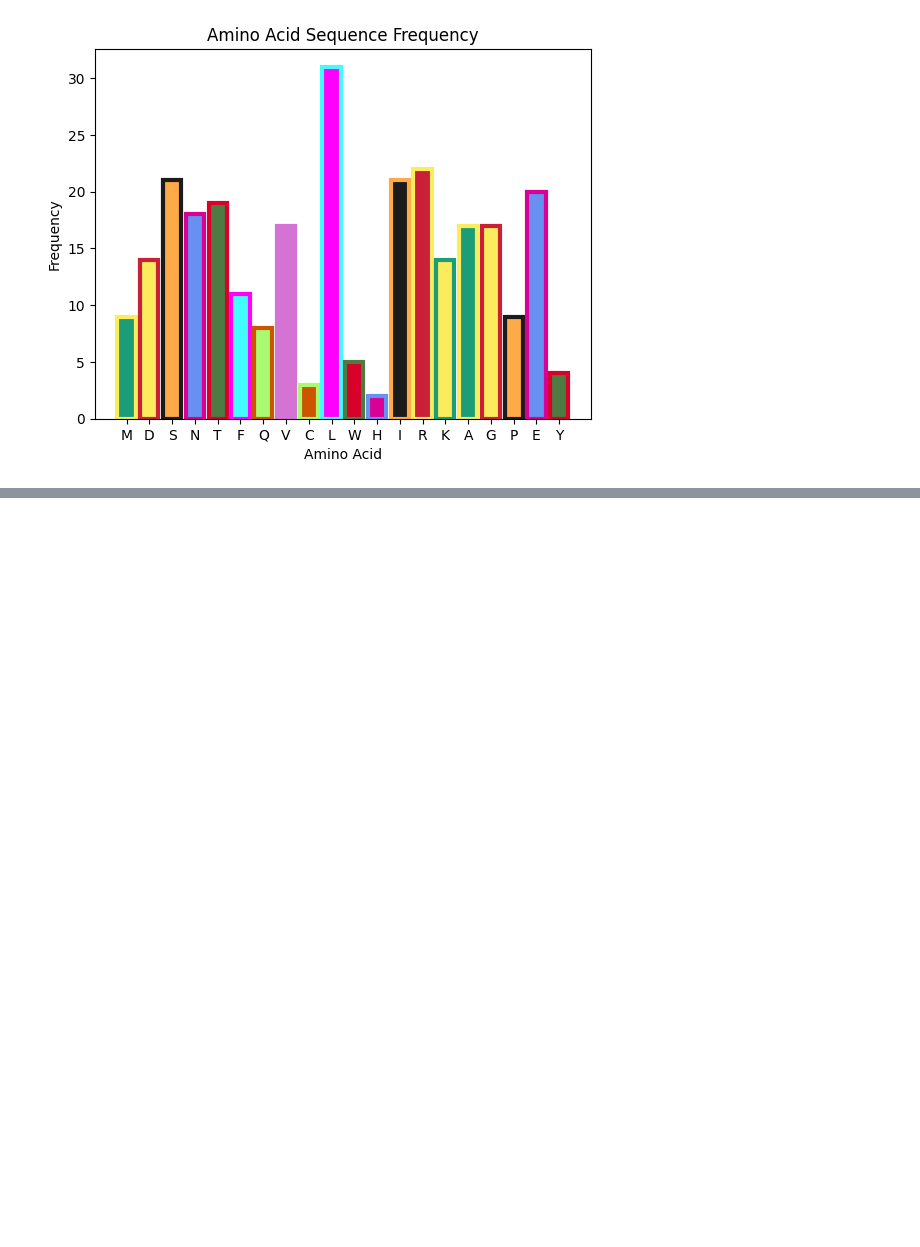
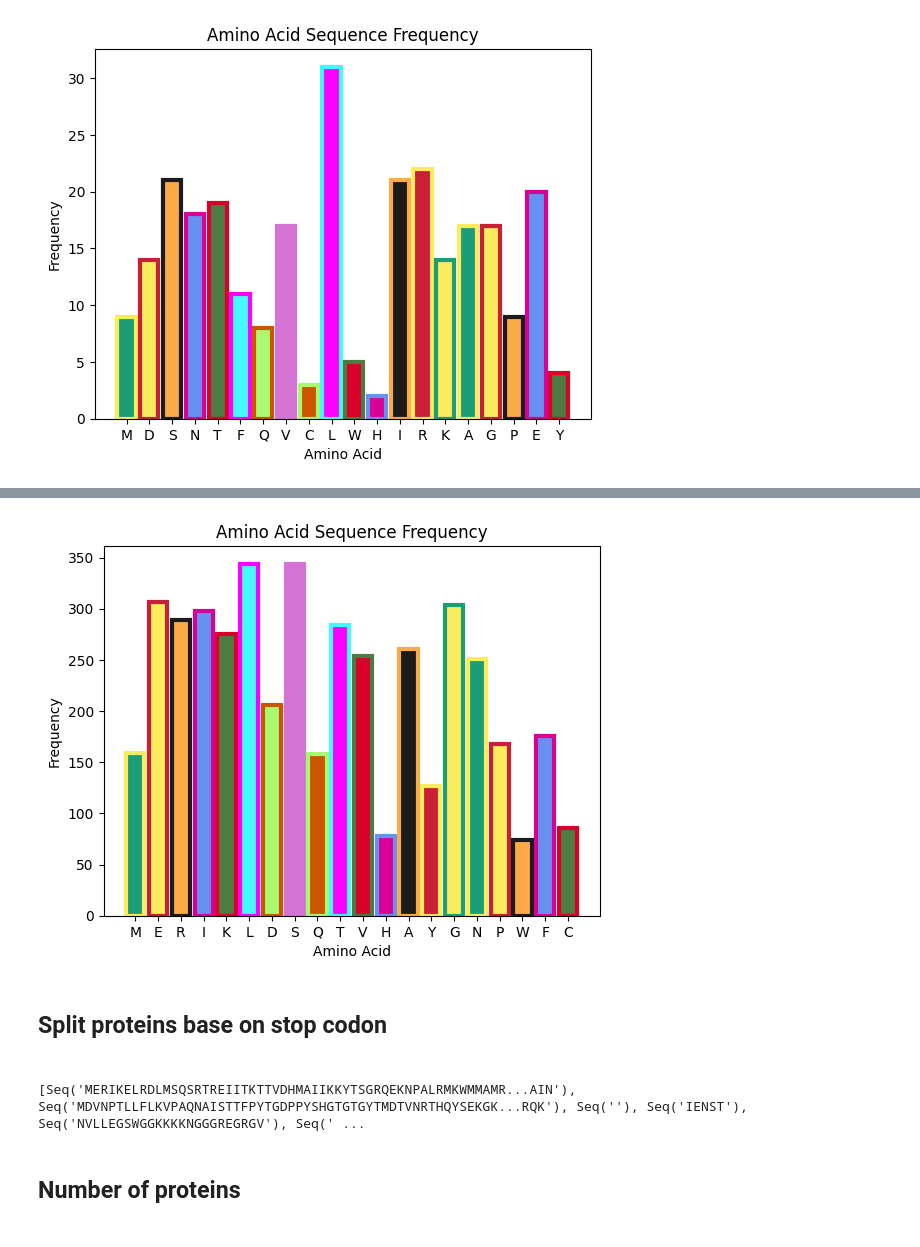
Before and after one commit to hashemi221022/Bioinformatics-Influenza_complete_genome_analysis, a Jupyter notebook: influenza-complete-genome-analysis-segment-1-8.ipynb, the cells around one changed output, grey strips where cells are left out. Saved outputs shown, nothing was run; the diff lists cells and outputs as text; code cells hidden in the pictures; blank space fills up the shorter version.

```diff
--- a/influenza-complete-genome-analysis-segment-1-8.ipynb
+++ b/influenza-complete-genome-analysis-segment-1-8.ipynb
@@ -2320,0 +2399,29 @@ plt.show()
+# %%
+# Bar plot for visualization of Amino Acid
+color = ['#1b9e77', '#fbec5d', '#fdaa48','#6890F0','#4d7b41', '#43fbff', '#a9f971', '#d473d4','#cc5500','#ff00ff', '#d9002a', '#d90095', '#1b1b1b','#c91f37','#fbec5d']
+edge_color = list()
+for colors in color[ : : -1]:
+       edge_color.append(colors)
+
+# Create bars
+fig, ax = plt.subplots()
+ax.bar(uniq_amino_acid.keys(), uniq_amino_acid.values(),
+       color=color,
+       edgecolor= edge_color,
+       linewidth=3)
+plt.xlabel('Amino Acid')
+plt.ylabel('Frequency')
+plt.title('Amino Acid Sequence Frequency')
+# Show graph
+plt.show()
+# %% [output]
+[figure, added]
+# %% [markdown]
+<h2>Split proteins base on stop codon<h2>
+# %%
+proteins = total_amino_acid.split('*')
+print(proteins)
+# %% [output]
+[Seq('MERIKELRDLMSQSRTREIITKTTVDHMAIIKKYTSGRQEKNPALRMKWMMAMR...AIN'), Seq('MDVNPTLLFLKVPAQNAISTTFPYTGDPPYSHGTGTGYTMDTVNRTHQYSEKGK...RQK'), Seq(''), Seq('IENST'), Seq('NVLLEGSWGGKKKKNGGGREGRGV'), Seq(' ...
+# %% [markdown]
+<h2>Number of proteins<h2>
```
Also changed, not shown: parts of 26 cells of this notebook.
